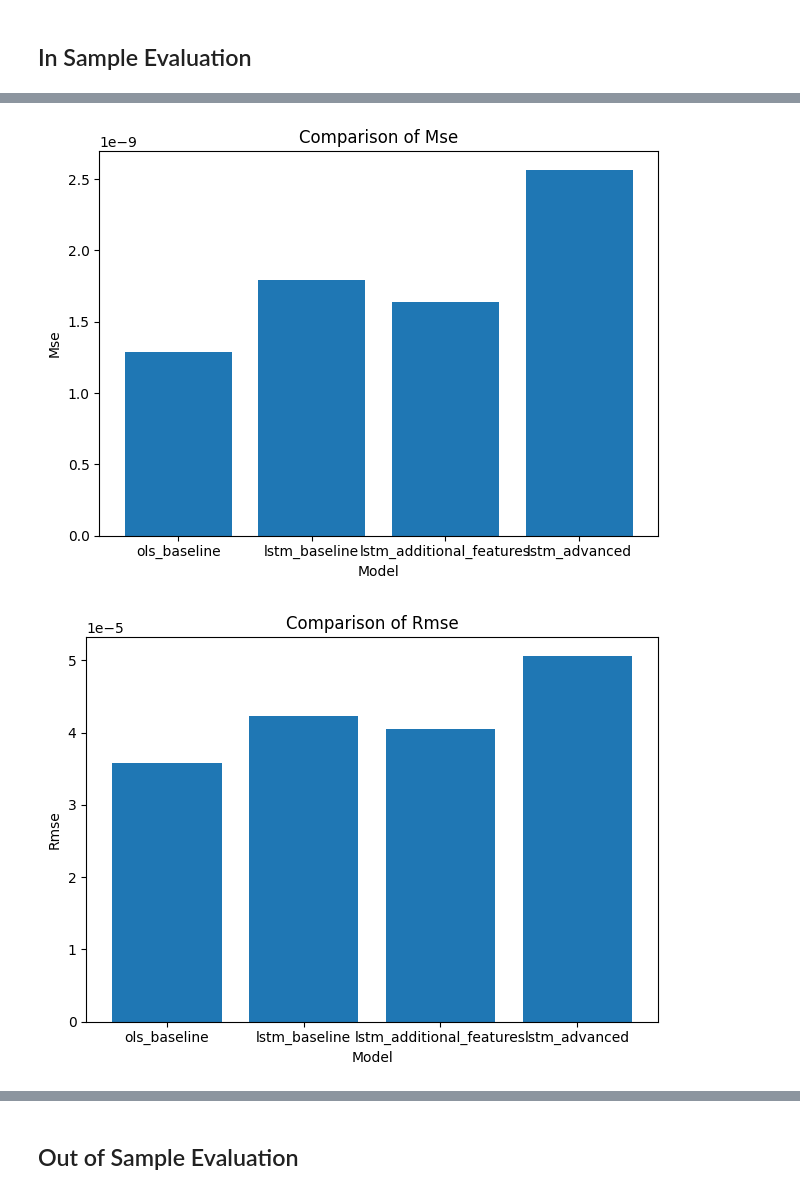
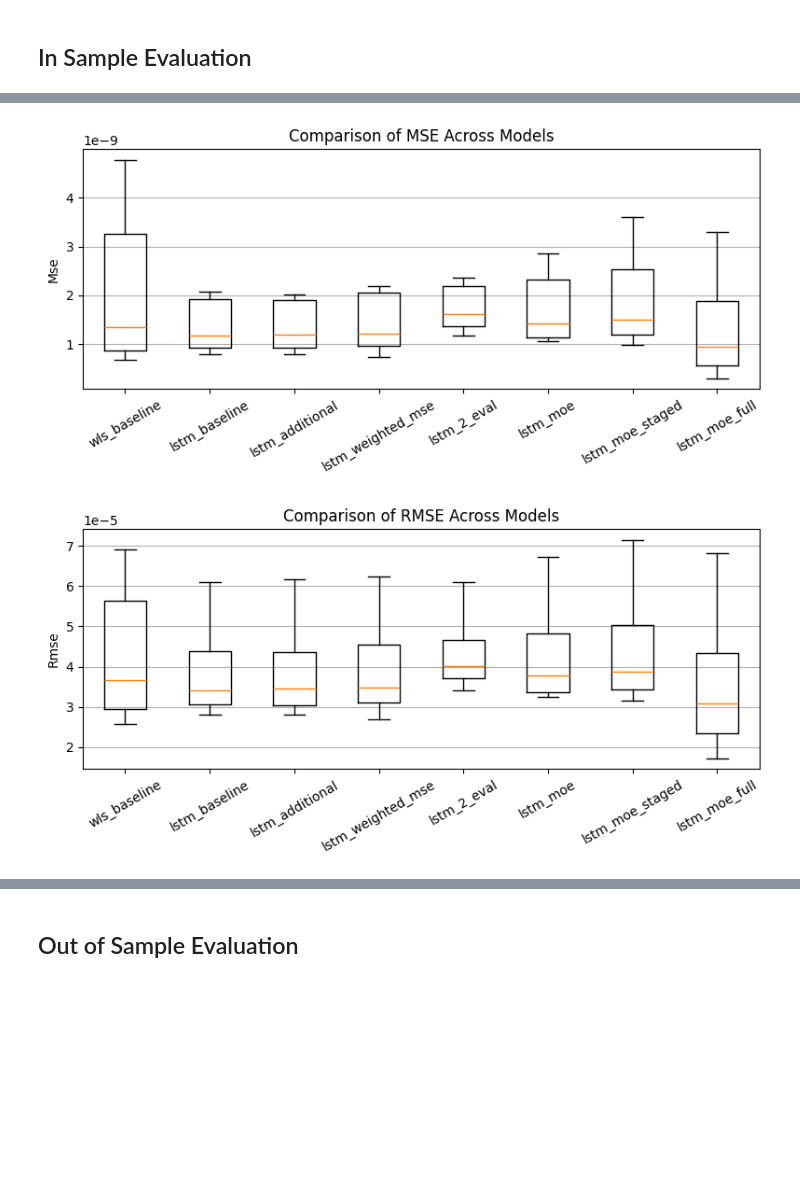
Before and after one commit to mofrui/volatility-analysis, a Jupyter notebook: report.ipynb, the cells around one changed output, grey strips where cells are left out. Cells and saved outputs as stored; diff of their text form; code cells hidden in the pictures; blank space fills up the shorter version.

Commit message:
final model upload

```diff
--- a/report.ipynb
+++ b/report.ipynb
@@ -306,47 +591,41 @@ util.plot_inference_time_boxplot(val_df_lstm_features)
 # %% [markdown]
 ## In Sample Evaluation
 # %%
-metrics = []
+importlib.reload(util)
+
+test_df_wls = pd.read_csv('out/val_df/wls.csv')
+val_df_lstm_baseline = pd.read_csv('out/val_df/baseline.csv')
+val_df_lstm_features = pd.read_csv('out/val_df/additional_features.csv')
+val_df_lstm_weighted_mse = pd.read_csv('out/val_df/weighted_mse.csv')
+val_df_lstm_2_eval = pd.read_csv('out/val_df/staged.csv')
+val_df_lstm_moe = pd.read_csv('out/val_df/moe.csv')
+val_df_lstm_moe_staged = pd.read_csv('out/val_df/moe_staged.csv')
+
+val_df_lstm_moe_full = pd.read_csv('out/val_df/moe_full.csv')
+
+metrics_by_model = {}
 for name, val_df in [
-        ('ols_baseline', test_df_ols),
-        ('lstm_baseline', val_df_lstm_baseline),
-        ('lstm_additional_features', val_df_lstm_features),
-        ('lstm_advanced', val_df_lstm_advanced)
-    ]:
-    y_true = val_df['y_true'].values
-    y_pred = val_df['y_pred'].values
-    mse = np.mean((y_true - y_pred) ** 2)
-    rmse = np.sqrt(mse)
-    qlike = util.qlike_loss(y_true, y_pred)
-    directional_acc = util.directional_accuracy(y_true, y_pred)
-    avg_inf_time = val_df['inference_time'].mean()
-    metrics.append({
-        'model': name,
-        'mse': mse,
-        'rmse': rmse,
-        'qlike': qlike,
-        'directional_accuracy': directional_acc,
-        'avg_inference_time': avg_inf_time
-    })
+    ('wls_baseline', test_df_wls),
+    ('lstm_baseline', val_df_lstm_baseline),
+    ('lstm_additional', val_df_lstm_features),
+    ('lstm_weighted_mse', val_df_lstm_weighted_mse),
+    ('lstm_2_eval', val_df_lstm_2_eval),
+    ('lstm_moe', val_df_lstm_moe),
+    ('lstm_moe_staged', val_df_lstm_moe_staged),
+    ('lstm_moe_full', val_df_lstm_moe_full)
+]:
+    metrics_by_model[name] = util.compute_metrics_by_time_id(val_df)
 
-metric_df = pd.DataFrame(metrics)
-print(metric_df)
-
-# -------------------------------------------------------------
-## Evaluation Metrics
-# -------------------------------------------------------------
-# Visualise each metric in its own bar chart
-
-# List of metrics to plot (excluding model name)
-plot_metrics = ['mse', 'rmse', 'qlike', 'directional_accuracy', 'avg_inference_time']
-
-for metric in plot_metrics:
-    plt.figure()
-    plt.bar(metric_df['model'], metric_df[metric])
-    plt.title(f'Comparison of {metric.replace("_", " ").title()}')
-    plt.ylabel(metric.replace("_", " ").title())
-    plt.xlabel('Model')
-    plt.xticks(rotation=0)
+import matplotlib.pyplot as plt
+metrics = ['mse', 'rmse', 'qlike', 'dir_acc', 'avg_inf_time']
+for metric in metrics:
+    data = [metrics_by_model[name][metric].dropna() for name in metrics_by_model]
+    plt.figure(figsize=(8, 4))
+    plt.boxplot(data, labels=list(metrics_by_model.keys()), showfliers=False)
+    plt.title(f'Comparison of {metric.upper()} Across Models')
+    plt.ylabel(metric.replace('_',' ').title())
+    plt.xticks(rotation=30)
+    plt.grid(axis='y')
     plt.tight_layout()
     plt.show()
 # %% [output]
@@ -364,2 +632,2 @@ for metric in plot_metrics:
-[figure, old version]
+[figure, new version]
-[figure, old version]
+[figure, new version]
```
Also changed, not shown: parts of 39 cells of this notebook, 36 other files.
